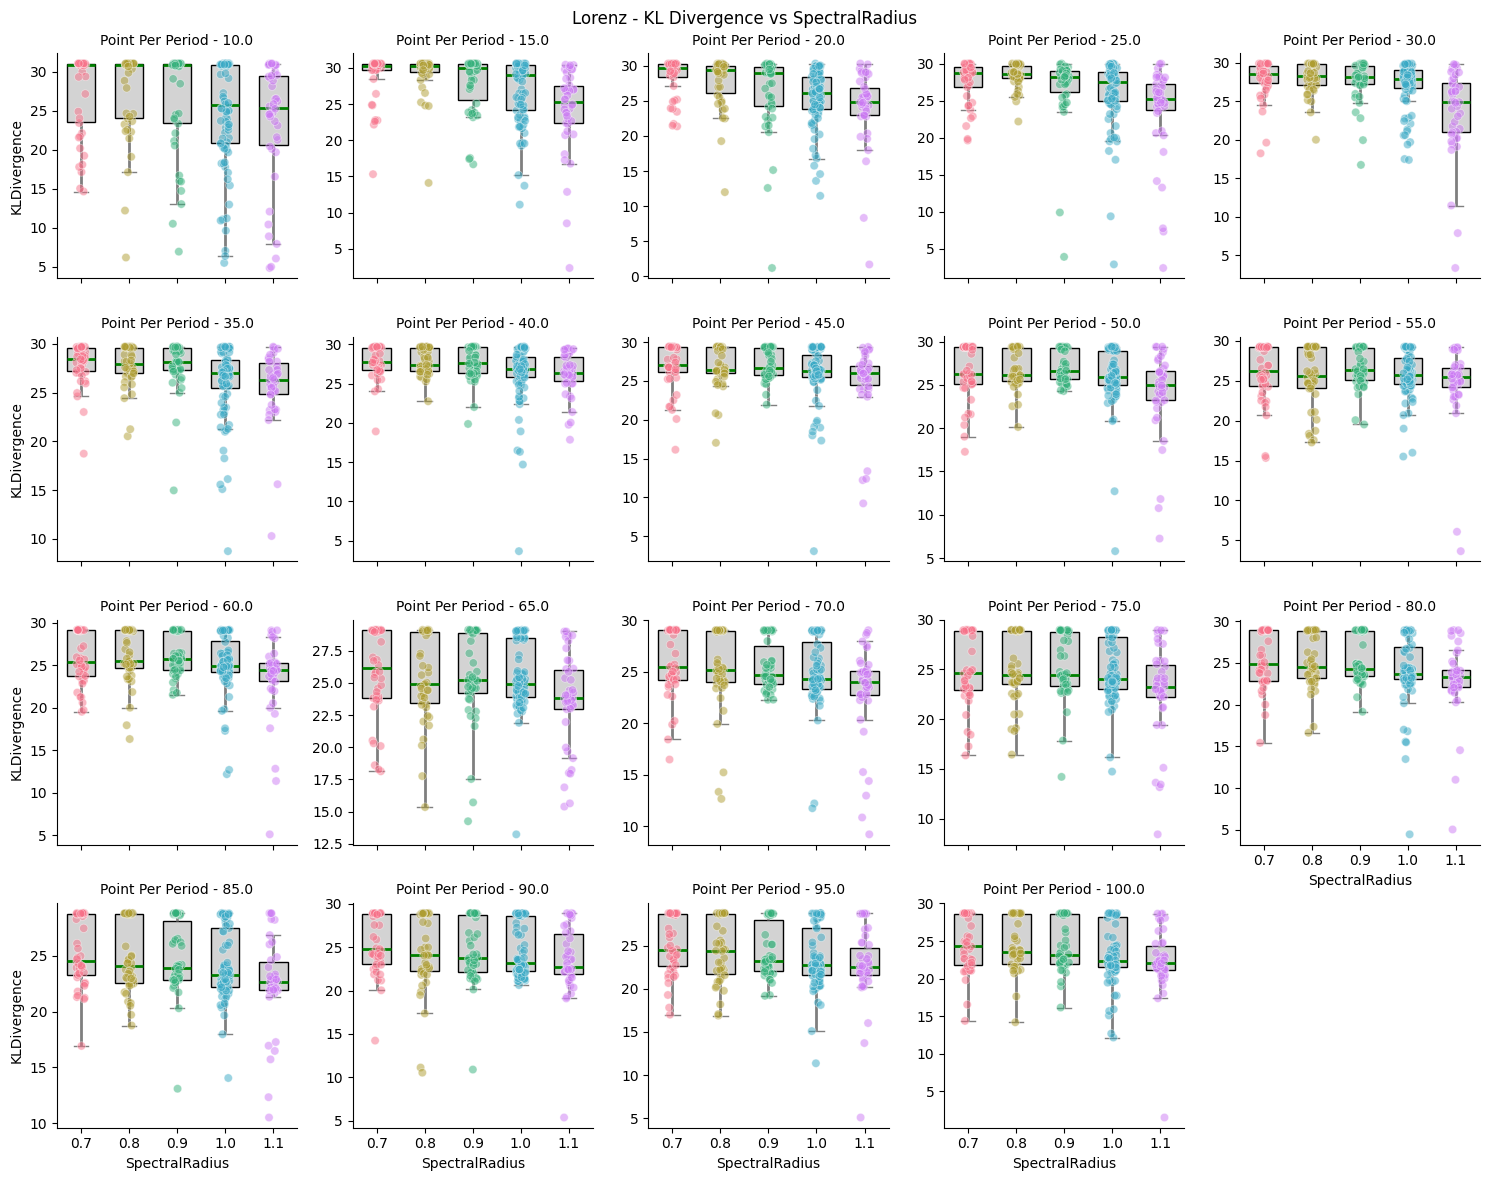
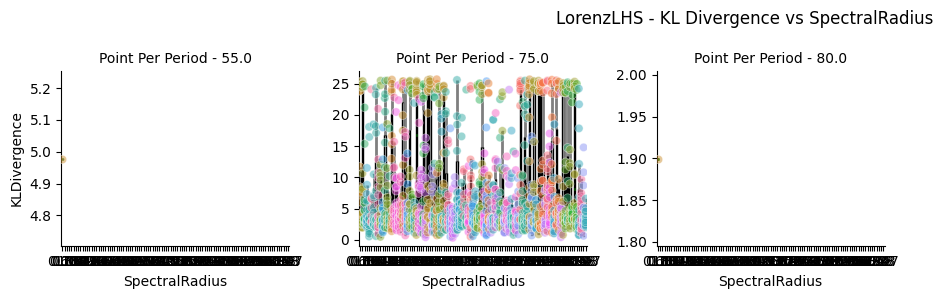
The notebook cell's code change between the first figure and the second:
--- before
+++ after
@@ -28,3 +28,3 @@
 g.fig.suptitle(f"{system_name} - KL Divergence vs SpectralRadius")
 plt.tight_layout()
-plt.savefig(f"{save_path}/{system_name}_KLDiv_SpectralRadius", dpi = 600)
+#plt.savefig(f"{save_path}/{system_name}_KLDiv_SpectralRadius", dpi = 600)

Commit: updated 3d Plots to handle new LHS calculations